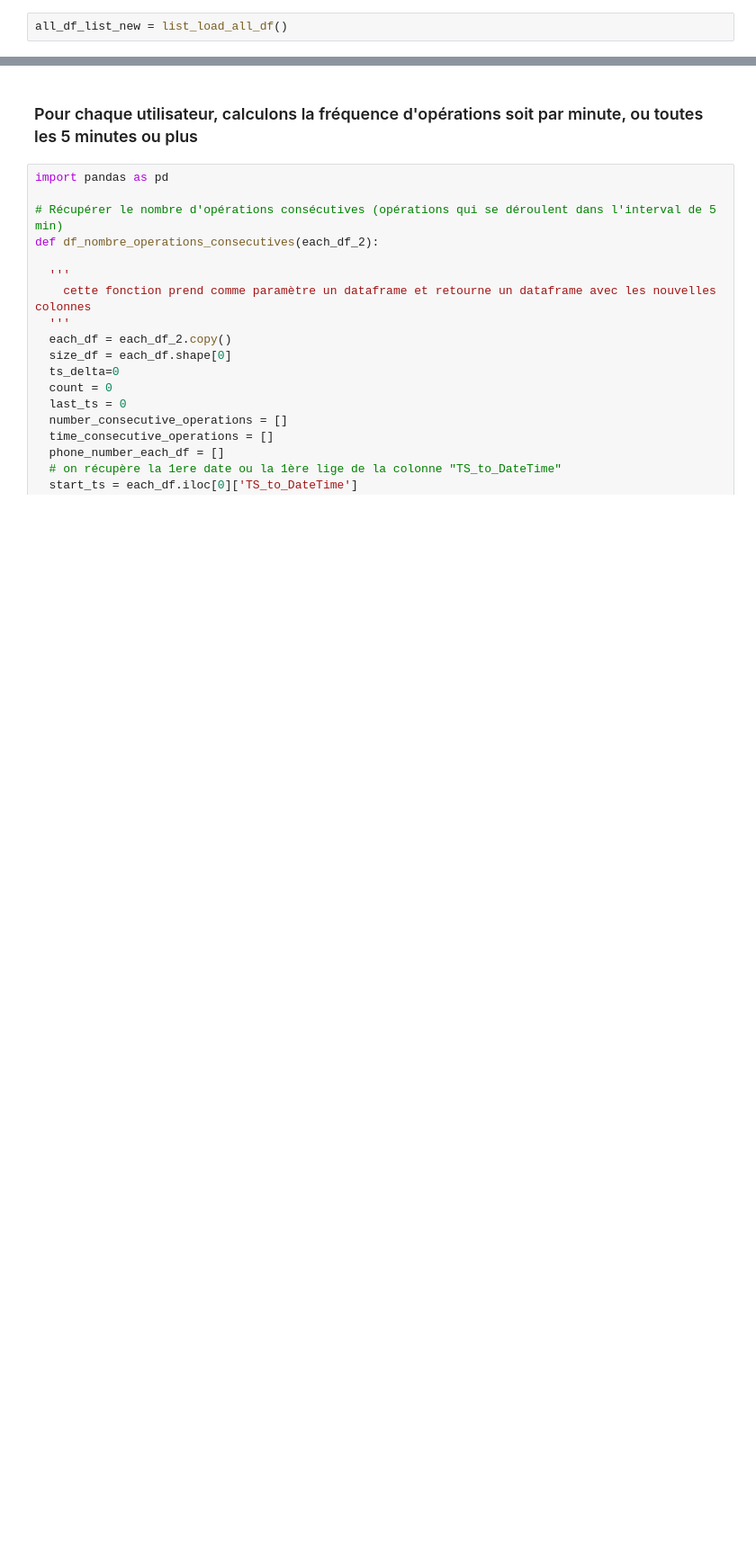
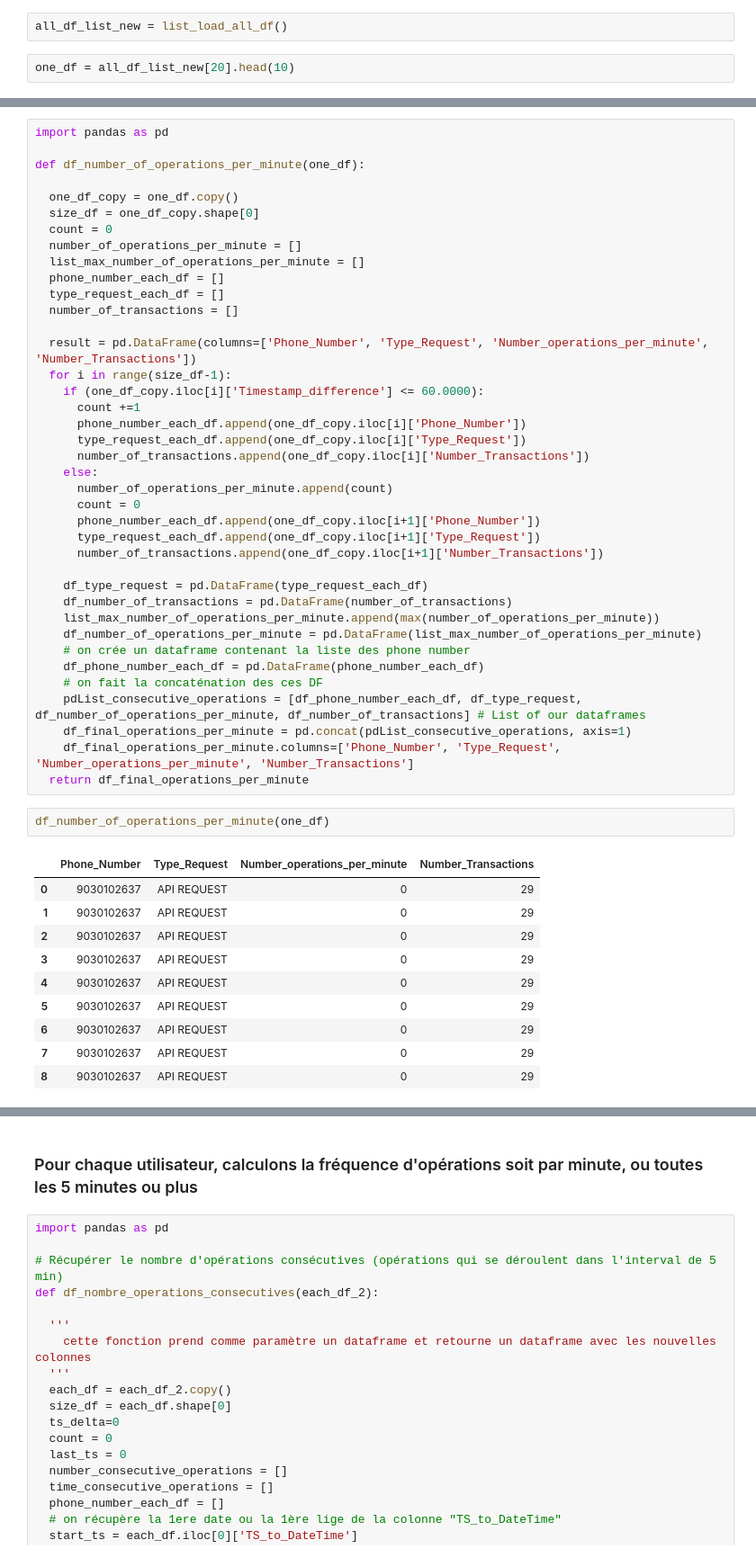
Before and after one commit to pfolaa/fraud_detection, a Jupyter notebook: fraud_detection_01.ipynb, the cells around one changed output, grey strips where cells are left out. Shown at 90% size. Saved outputs shown, nothing was run; the diff lists cells and outputs as text; blank space fills up the shorter version.

```diff
--- a/fraud_detection_01.ipynb
+++ b/fraud_detection_01.ipynb
@@ -3052,3 +3350,5 @@ def list_load_all_df(path='/content/drive/My Drive/datasets/final/files'):
   return all_df_list_new
 # %%
 all_df_list_new = list_load_all_df()
+# %%
+one_df = all_df_list_new[20].head(10)
@@ -3054,0 +3363,52 @@ all_df_list_new = list_load_all_df()
+# %%
+import pandas as pd
+
+def df_number_of_operations_per_minute(one_df):
+
+  one_df_copy = one_df.copy()
+  size_df = one_df_copy.shape[0]
+  count = 0
+  number_of_operations_per_minute = []
+  list_max_number_of_operations_per_minute = []
+  phone_number_each_df = []
+  type_request_each_df = []
+  number_of_transactions = []
+
+  result = pd.DataFrame(columns=['Phone_Number', 'Type_Request', 'Number_operations_per_minute', 'Number_Transactions'])
+  for i in range(size_df-1):
+    if (one_df_copy.iloc[i]['Timestamp_difference'] <= 60.0000):
+      count +=1
+      phone_number_each_df.append(one_df_copy.iloc[i]['Phone_Number'])
+      type_request_each_df.append(one_df_copy.iloc[i]['Type_Request'])
+      number_of_transactions.append(one_df_copy.iloc[i]['Number_Transactions'])
+    else:
+      number_of_operations_per_minute.append(count)
+      count = 0
+      phone_number_each_df.append(one_df_copy.iloc[i+1]['Phone_Number'])
+      type_request_each_df.append(one_df_copy.iloc[i+1]['Type_Request'])
+      number_of_transactions.append(one_df_copy.iloc[i+1]['Number_Transactions'])
+
+    df_type_request = pd.DataFrame(type_request_each_df)
+    df_number_of_transactions = pd.DataFrame(number_of_transactions)
+    list_max_number_of_operations_per_minute.append(max(number_of_operations_per_minute))
+    df_number_of_operations_per_minute = pd.DataFrame(list_max_number_of_operations_per_minute)
+    # on crée un dataframe contenant la liste des phone number
+    df_phone_number_each_df = pd.DataFrame(phone_number_each_df)
+    # on fait la concaténation des ces DF
+    pdList_consecutive_operations = [df_phone_number_each_df, df_type_request, df_number_of_operations_per_minute, df_number_of_transactions] # List of our dataframes
+    df_final_operations_per_minute = pd.concat(pdList_consecutive_operations, axis=1)
+    df_final_operations_per_minute.columns=['Phone_Number', 'Type_Request', 'Number_operations_per_minute', 'Number_Transactions']
+  return df_final_operations_per_minute
+# %%
+df_number_of_operations_per_minute(one_df)
+# %% [output]
+|  | Phone_Number | Type_Request | Number_operations_per_minute | Number_Transactions |
+| 0 | 9030102637 | API REQUEST | 0 | 29 |
+| 1 | 9030102637 | API REQUEST | 0 | 29 |
+| 2 | 9030102637 | API REQUEST | 0 | 29 |
+| 3 | 9030102637 | API REQUEST | 0 | 29 |
+| 4 | 9030102637 | API REQUEST | 0 | 29 |
+| 5 | 9030102637 | API REQUEST | 0 | 29 |
+| 6 | 9030102637 | API REQUEST | 0 | 29 |
+| 7 | 9030102637 | API REQUEST | 0 | 29 |
+| 8 | 9030102637 | API REQUEST | 0 | 29 |
```
Also changed, not shown: parts of 23 cells of this notebook.
